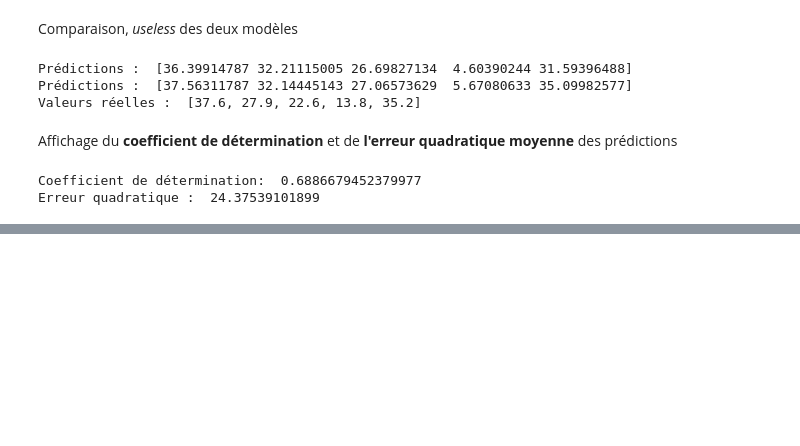
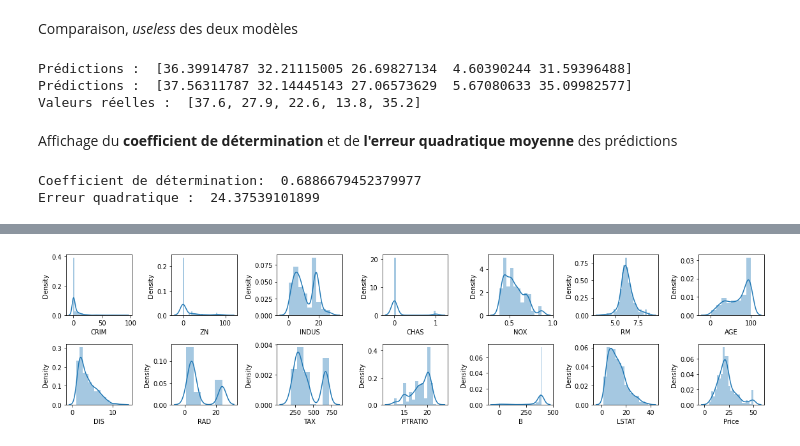
Before and after one commit to federicoding/TrainingGeneral, a Jupyter notebook: Regression_rapide.ipynb, the cells around one changed output, grey strips where cells are left out. Cells and saved outputs as stored; diff of their text form; code cells hidden in the pictures; blank space fills up the shorter version.

```diff
--- a/Regression_rapide.ipynb
+++ b/Regression_rapide.ipynb
@@ -183,0 +195,16 @@ Erreur quadratique :  24.37539101899
+# %%
+rows = 2
+cols = 7
+
+fig, ax = plt.subplots(nrows = rows , ncols = cols , figsize = (16,4))
+
+col = housing.columns
+index = 0
+
+for i in range(rows):
+    for j in range(cols):
+        sns.distplot(housing[col[index]], ax = ax[i][j])
+        index +=1
+plt.tight_layout()
+# %% [output]
+[figure, added]
```
Also changed, not shown: parts of 24 cells of this notebook.
